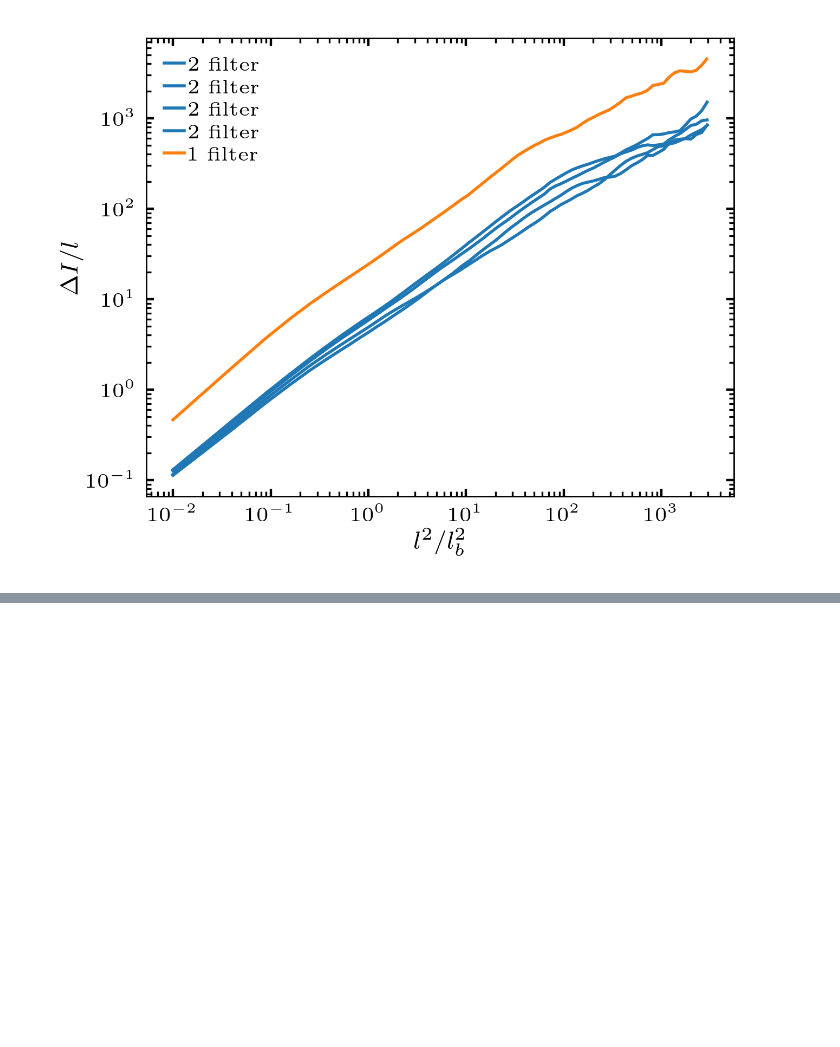
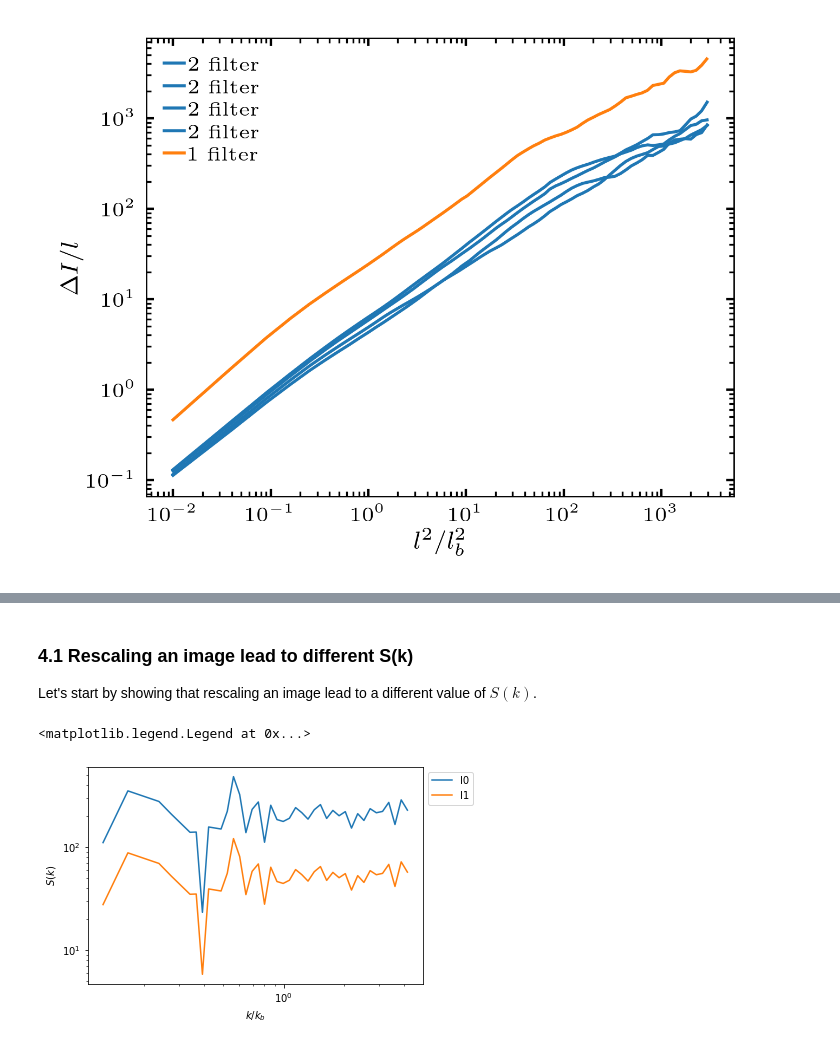
Before and after one commit to ZLoverty/Python, a Jupyter notebook: Correlation/src/GNF-normalizations.ipynb, the cells around one changed output, grey strips where cells are left out. Drawn from its saved outputs; the diff is of its cells as text; code cells hidden in the pictures; blank space fills up the shorter version.

Commit message:
Normalization section for static structure
Plot data tomorrow!

```diff
--- a/Correlation/src/GNF-normalizations.ipynb
+++ b/Correlation/src/GNF-normalizations.ipynb
@@ -1028,0 +1031,30 @@ Text(0, 0.5, '$\\Delta I/l$')
+# %% [markdown]
+### 4.1 Rescaling an image lead to different S(k)
+
+Let's start by showing that rescaling an image lead to a different value of $S(k)$.
+# %%
+from corrLib import *
+
+# create sample images I0 and I1
+np.random.seed(0)
+rand = np.random.rand(50, 50)
+I0 = rand - rand.mean()
+I1 = I0 / 2
+
+labels = ['I0', 'I1']
+for drho, label in zip([I0, I1], labels):
+    drho_hat = np.fft.fft2(drho)
+    drho_hat_sq = (drho_hat * drho_hat.conjugate()).real
+    q, Q = compute_wavenumber_field(drho.shape, 1) # um as length unit
+    ind = np.argsort(q.flatten())
+    x, y = xy_bin(q.flatten()[ind], drho_hat_sq.flatten()[ind], n=50)
+    xy_df = pd.DataFrame({'x': x, 'y':y}).dropna()
+    plt.plot(xy_df.x, xy_df.y, label=label)
+plt.loglog()
+# plt.ylim([1e-1, 1e6])
+plt.xlabel('$k/k_b$')
+plt.ylabel('$S(k)$')
+plt.legend(bbox_to_anchor=(1, 1))
+# %% [output]
+<matplotlib.legend.Legend at 0x...>
+[figure, added]
```
Also changed, not shown: parts of 6 cells of this notebook, 1 other file.
